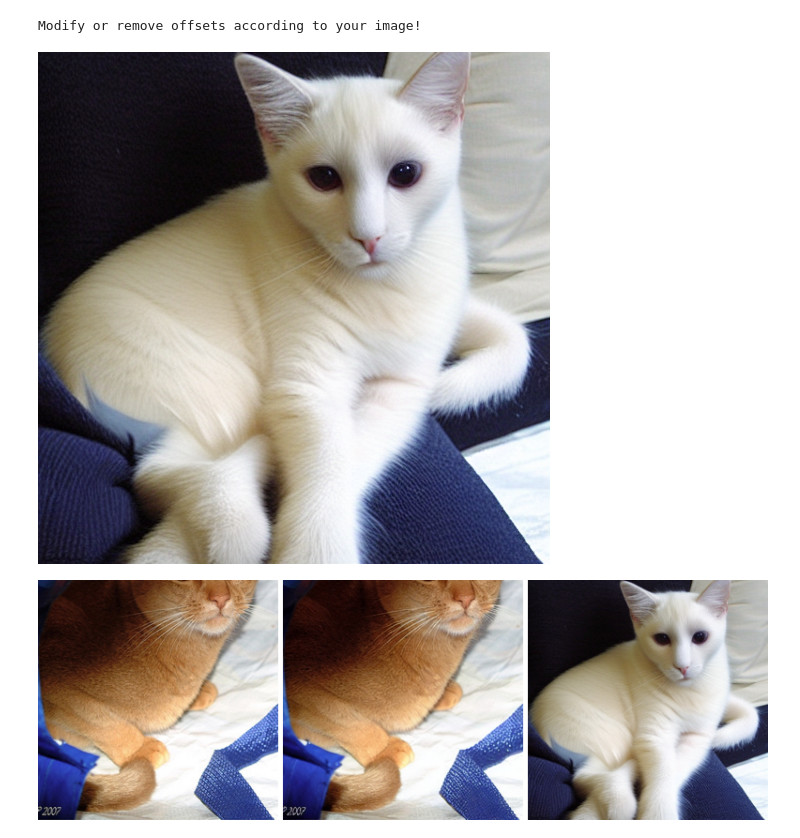
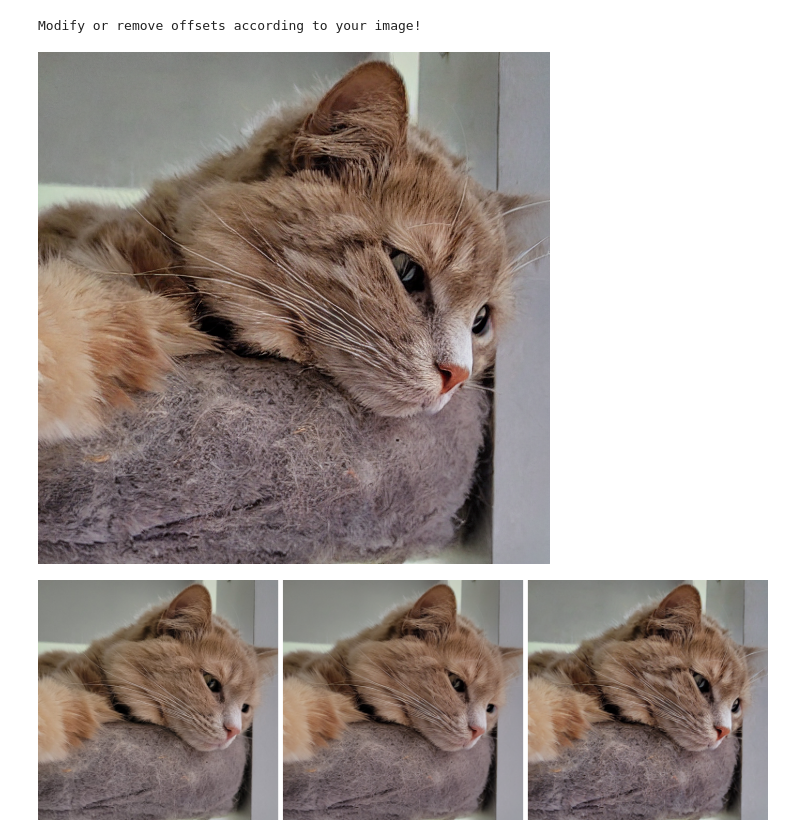
Before and after one commit to RajatRasal/cxr-generation, a Jupyter notebook: notebooks/null_text_inversion_cats.ipynb, the cells around one changed output. Cells and saved outputs as stored; diff of their text form; code cells hidden in the pictures.

Commit message:
nti for cats with diffedit masks

```diff
--- a/notebooks/null_text_inversion_cats.ipynb
+++ b/notebooks/null_text_inversion_cats.ipynb
@@ -29,12 +33,12 @@ model = StableDiffusionPipeline.from_pretrained(
 # %% [output]
 You have disabled the safety checker for <class 'diffusers.pipelines.stable_diffusion.pipeline_stable_diffusion.StableDiffusionPipeline'> by passing `safety_checker=None`. Ensure that you abide to the ...
 # %%
-def run_and_display(diffuser, prompts, controller, ddim_latents=None, run_baseline=False, generator=None, uncond_embeddings=None, verbose=True):
+def run_and_display(diffuser, prompts, controller, num_inference_steps, ddim_latents=None, run_baseline=False, generator=None, uncond_embeddings=None, verbose=True, mask_image=None):
     if run_baseline:
         print("w.o. prompt-to-prompt")
         images, latent = run_and_display(prompts, EmptyControl(), ddim_latents=ddim_latents, run_baseline=False, generator=generator)
         print("with prompt-to-prompt")
-    images, x_t = text2image_ldm_stable(diffuser, prompts, controller, ddim_latents=ddim_latents, num_inference_steps=NUM_DIFFUSION_STEPS, guidance_scale=GUIDANCE_SCALE, generator=generator, uncond_embeddings=uncond_embeddings)
+    images, x_t = text2image_ldm_stable(diffuser, prompts, controller, ddim_latents=ddim_latents, num_inference_steps=num_inference_steps, guidance_scale=GUIDANCE_SCALE, generator=generator, uncond_embeddings=uncond_embeddings, mask_image=mask_image)
     if verbose:
         view_images(images)
     return images, x_t
@@ -90,6 +94,3 @@ def text2image_ldm_stable(
     else:
         image = latents
     return image, latent
-# %%
-@torch.no_grad()
-def generate_mask(model, source_prompt, target_prompt, )
@@ -97,0 +97,14 @@ nti = NullTextInversion(model, NUM_DIFFUSION_STEPS, GUIDANCE_SCALE)
+# %%
+import numpy as np
+
+mask = generate_mask(
+    model,
+    np.array(milo.resize((512, 512))), # np.array(ds[0][0].resize((512, 512))),
+    "A picture of an unknown animal",
+    "A picture of a siberian cat",
+    5,
+    device,
+    50,
+    7.5,
+    generator_cuda,
+)
@@ -100,9 +122,9 @@ nti = NullTextInversion(model, NUM_DIFFUSION_STEPS, GUIDANCE_SCALE)
 # %%
 import numpy as np
 
-image_path = np.array(ds[0][0])
-prompt = "A picture of an abyssinian"
-(image_gt, image_enc), ddim_latents, uncond_embeddings = nti.invert(image_path, prompt, offsets=(0, 0, 200, 0), verbose=True)
+image_path = np.array(milo)  # ds[0][0])
+prompt = "A picture of a siberian cat"
+(image_gt, image_enc), ddim_latents, uncond_embeddings = nti.invert(image_path, prompt, offsets=(0, 0, 0, 0), verbose=True)
 
 print("Modify or remove offsets according to your image!")
 # %% [output]
@@ -110,10 +132,14 @@ DDIM inversion...
 Null-text optimization...
 Modify or remove offsets according to your image!
 # %%
-prompts = ["A picture of a siamese"]
+prompts = ["A picture of a siberian cat"]
 controller = AttentionStore(low_resource=LOW_RESOURCE)
-image_inv, x_t = run_and_display(model, prompts, controller, ddim_latents=ddim_latents, uncond_embeddings=uncond_embeddings, run_baseline=False, generator=generator)
+image_inv, x_t = run_and_display(
+    model, prompts, controller,
+    ddim_latents=ddim_latents, uncond_embeddings=uncond_embeddings,
+    run_baseline=False, generator=generator_cpu, num_inference_steps=NUM_DIFFUSION_STEPS,
+    mask_image=torch.tensor(mask).to(device))
 view_images([image_gt, image_enc, image_inv[0]])
 # %% [output]
-[figure, old version]
+[figure, new version]
-[figure, old version]
+[figure, new version]
```
Also changed, not shown: parts of 7 cells of this notebook, 3 other files.
